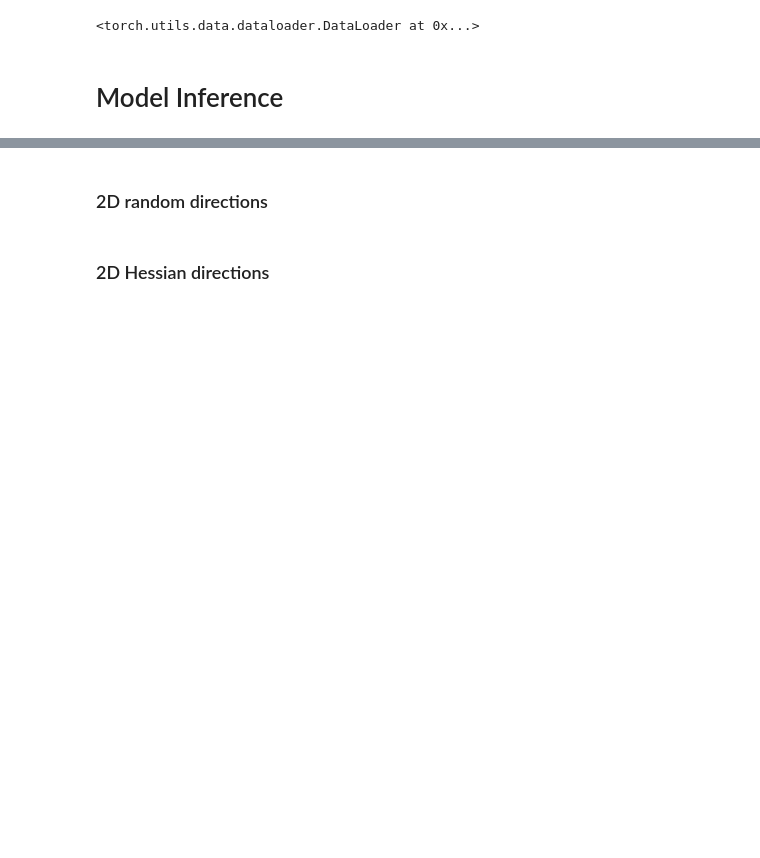
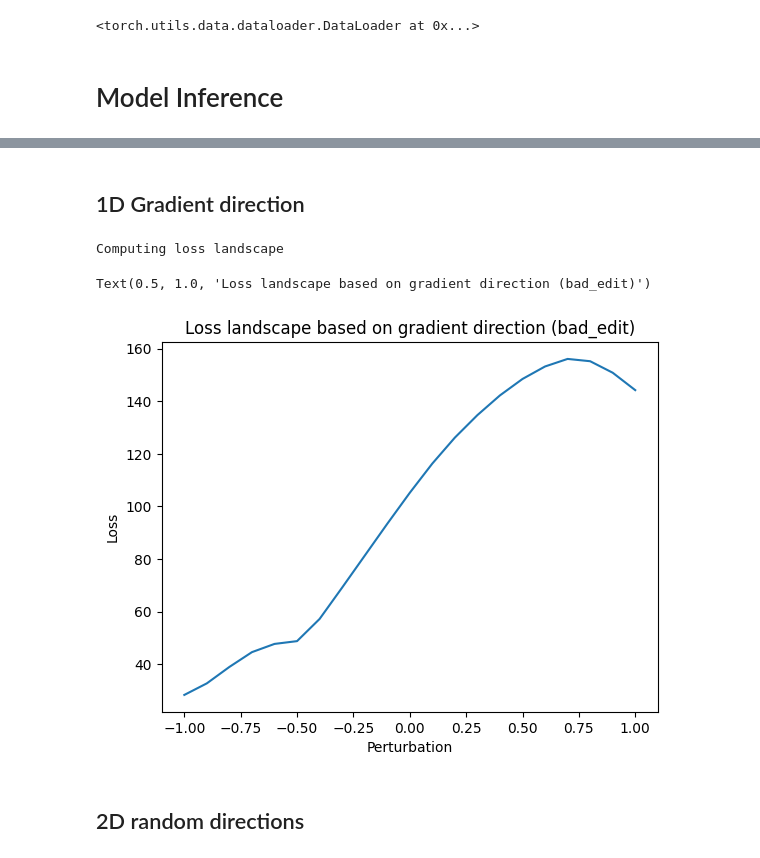
Before and after one commit to msakarvadia/memorization, a Jupyter notebook: figs/vis/loss_landscapes.ipynb, the cells around one changed output, grey strips where cells are left out. Saved outputs shown, nothing was run; the diff lists cells and outputs as text; code cells hidden in the pictures; blank space fills up the shorter version.

```diff
--- a/figs/vis/loss_landscapes.ipynb
+++ b/figs/vis/loss_landscapes.ipynb
@@ -279,7 +290,7 @@ for distance in [0.005, 0.001, 0.0005]:
 
     for lam in lams:
         model_perb = get_params(model, model_perb, v, lam)
-        loss_list.append(perplexity(model_perb, random_dataloader).item())
+        loss_list.append(average_loss(model_perb, random_dataloader).item())
 
     plt.plot(lams, loss_list)
     plt.ylabel('Loss')
@@ -293,5 +304,42 @@ for distance in [0.005, 0.001, 0.0005]:
+# %% [markdown]
+## 1D Gradient direction
+# %%
+# TODO: figure out why Hessian eigenvalues are nan
+# TODO: is the gradient NaN?
+
+dist = 1
+lams = np.linspace(-1*dist, 1*dist, 21).astype(np.float32)
+
+model.eval()
+model_perb = copy.deepcopy(model)
+model_perb.eval()
+
+# generate gradient vector to do the loss plot
+loss = loss_criterion(model_perb(random_data[:10]), random_data[:10])
+loss.backward()
+
+v = [p.grad.data for p in model_perb.parameters()]
+v = normalization(v)
+model_perb.zero_grad()
+
+
+print("Computing loss landscape")
+loss_list = []
+for lam in lams:
+    model_perb = get_params(model, model_perb, v, lam)
+    loss_list.append(average_loss(model_perb, random_dataloader).item())
+
+plt.plot(lams, loss_list)
+plt.ylabel('Loss')
+plt.xlabel('Perturbation')
+plt.title(f'Loss landscape based on gradient direction ({use_model})')
+# Text(0.5, 1.0, f'Loss landscape based on gradient direction ({use_model})')
+# %% [output]
+Computing loss landscape
+Text(0.5, 1.0, 'Loss landscape based on gradient direction (bad_edit)')
+[figure, added]
 # %% [markdown]
-### 2D random directions
+## 2D random directions
 # %%
 ### TODO: why does normalization make the direction all zeros ...
 
@@ -392,5 +440,3 @@ ax.set_ylabel('Y')
 ax.set_zlabel('Z')
 
 plt.show()
-# %% [markdown]
-### 2D Hessian directions
```
Also changed, not shown: parts of 15 cells of this notebook.
